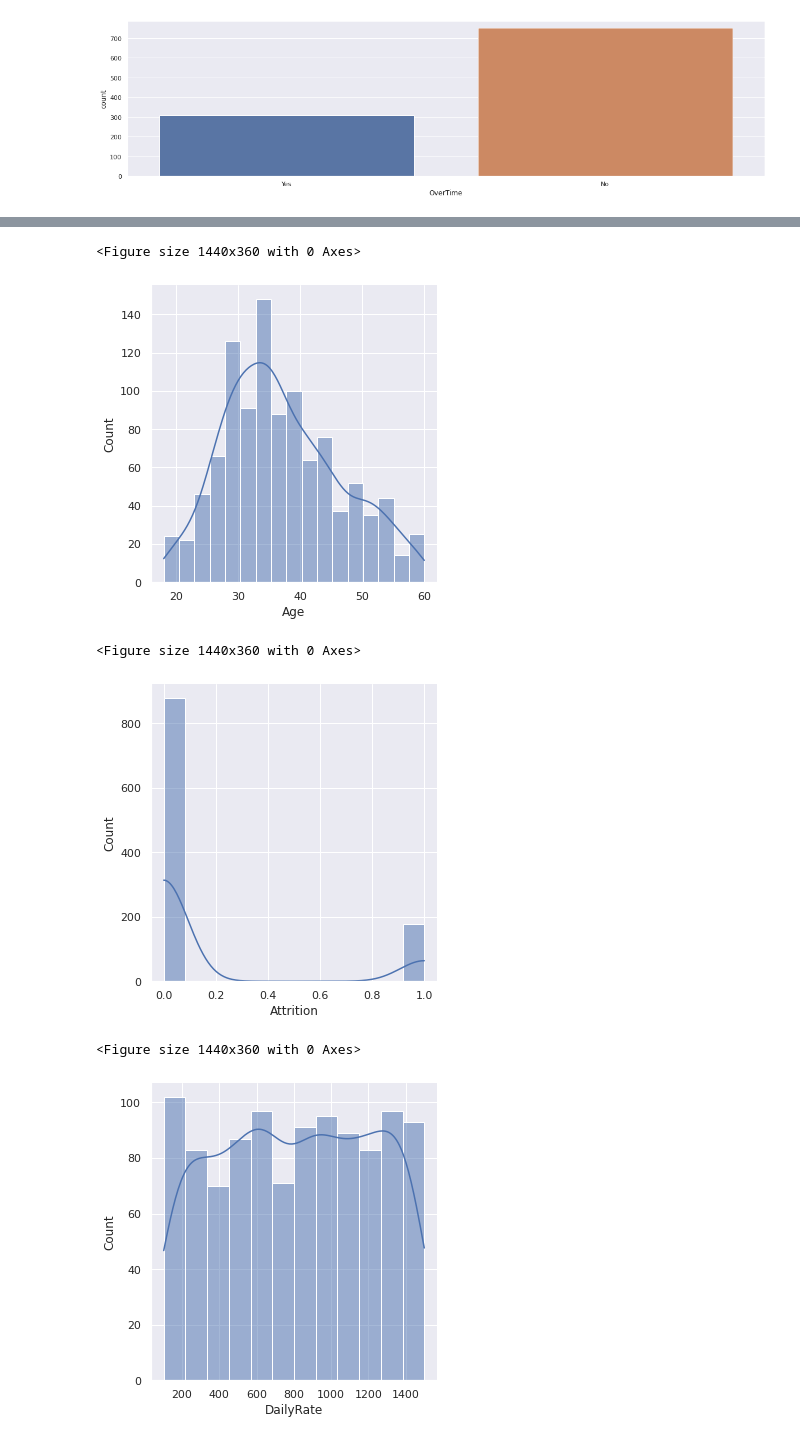
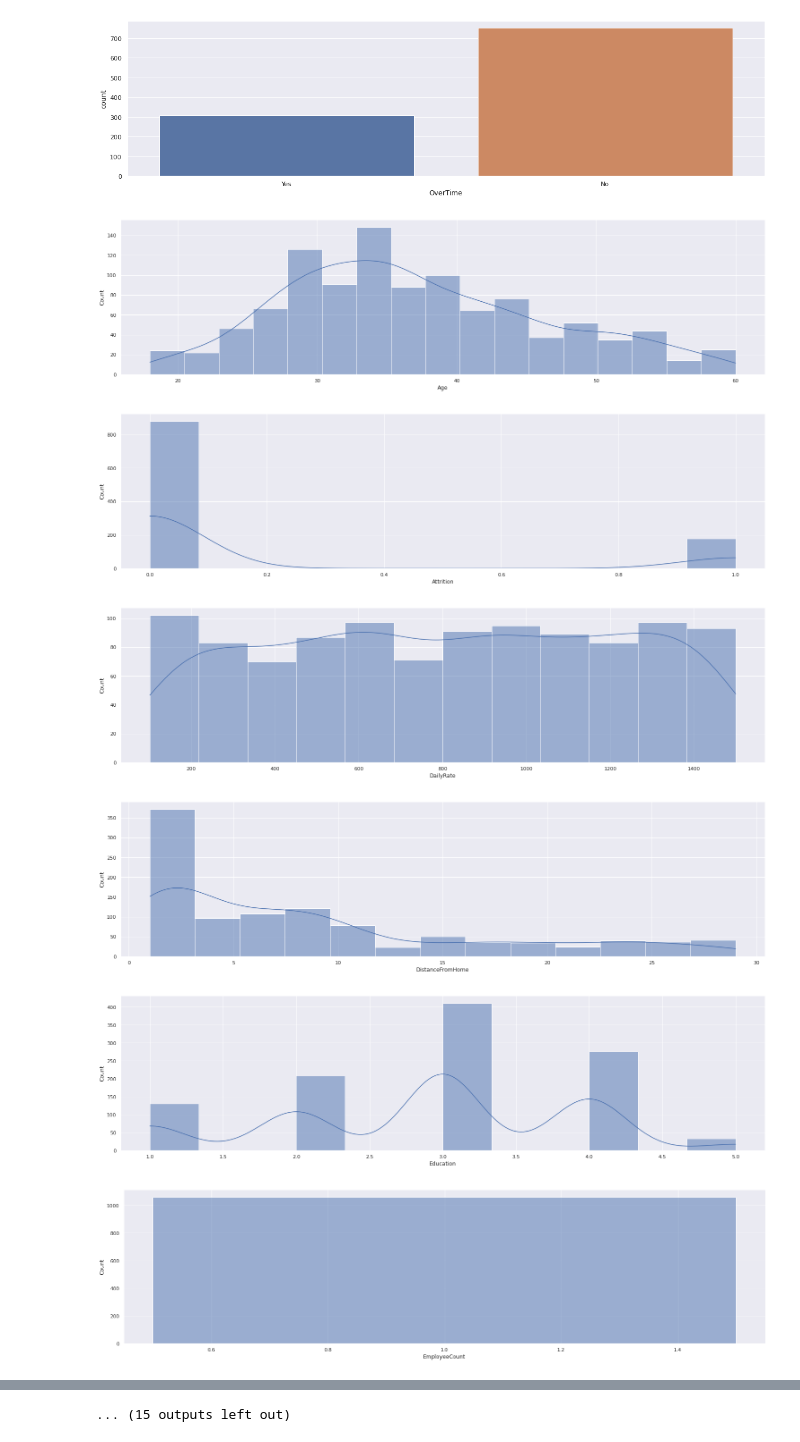
Before and after one commit to duaneywadey/A-collection-of-Jupyter-notebooks-and-CSV-files, a Jupyter notebook: AttritionModelVisualizationipynb.ipynb, the cells around one changed output, grey strips where cells are left out. Saved outputs shown, nothing was run; the diff lists cells and outputs as text; code cells hidden in the pictures.

```diff
--- a/AttritionModelVisualizationipynb.ipynb
+++ b/AttritionModelVisualizationipynb.ipynb
@@ -22,7 +22,7 @@ df.head()
 # %%
 catList = df.select_dtypes(include=['object']).columns.tolist()
 for c in catList:
-  plt.figure(figsize=(20,5))
+  fig, ax = plt.subplots(figsize=(20,5))
   sns.set_theme()
   sns.countplot(df[c])
 # %% [output]
@@ -37,7 +37,13 @@ for c in catList:
 # %%
 numList = df.select_dtypes(include=['int64']).columns.tolist()
 for n in numList:
-  plt.figure(figsize=(20,5))
   sns.set_theme()
-  sns.displot(x=df[n], label=[n], kde=True)
+  g = sns.displot(x=df[n], label=[n], kde=True, height=20,aspect=20)
+  g.fig.set_size_inches(20,5)
 # %% [output]
+[figure, new version]
+[figure, new version]
+[figure, new version]
+[figure, new version]
+[figure, new version]
+[figure, new version]
@@ -44,6 +56 @@ for n in numList:
-<Figure size 1440x360 with 0 Axes>
+... (15 outputs left out)
-[figure, old version]
-<Figure size 1440x360 with 0 Axes>
-[figure, old version]
-<Figure size 1440x360 with 0 Axes>
-[figure, old version]
```
Also changed, not shown: parts of 1 cell of this notebook.
